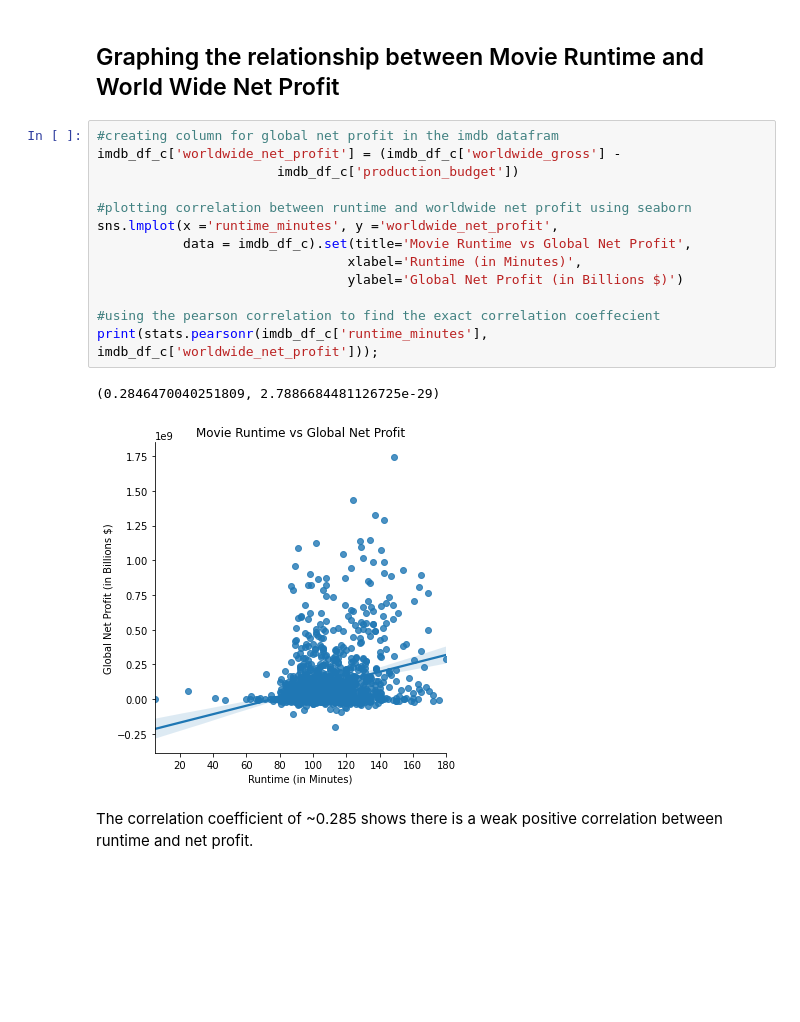
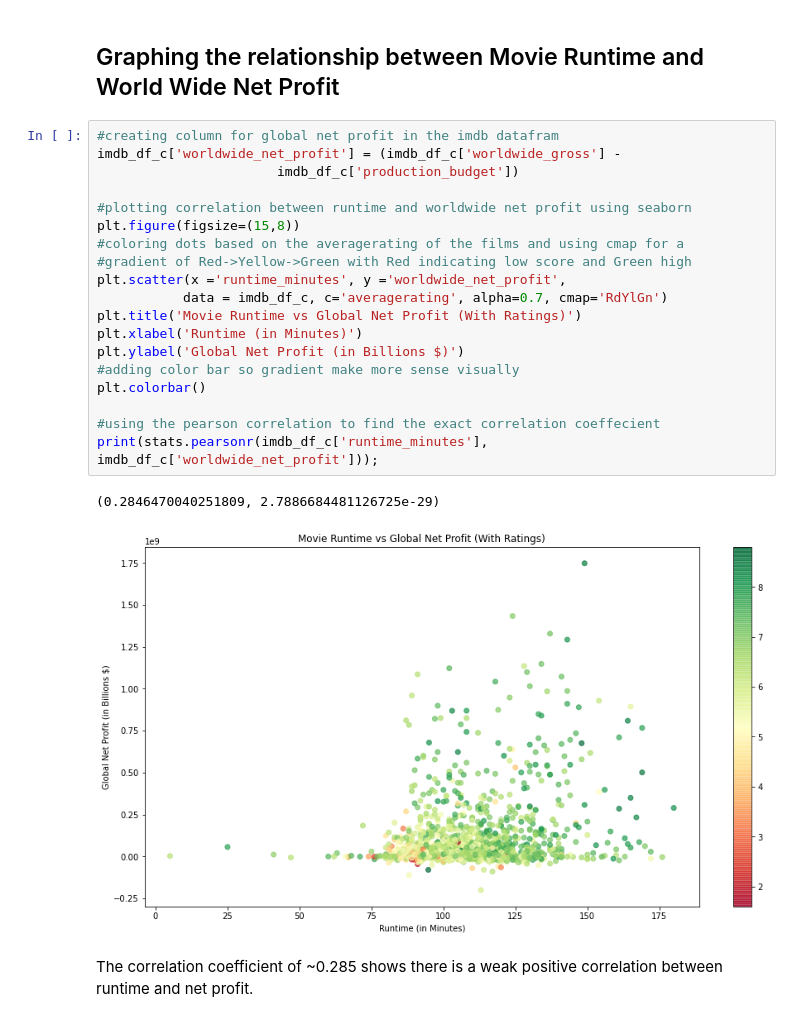
Before and after one commit to doriggs/Semester1Capstone, a Jupyter notebook: student.ipynb, the cells around one changed output. Drawn from its saved outputs; the diff is of its cells as text; blank space fills up the shorter version.

Commit message:
updated visuals of scatter plot

```diff
--- a/student.ipynb
+++ b/student.ipynb
@@ -276,19 +276,25 @@ imdb_df_c = imdb_df.merge(tn_df, how = "inner",
 # %%
 #creating column for global net profit in the imdb datafram
 imdb_df_c['worldwide_net_profit'] = (imdb_df_c['worldwide_gross'] -
                        imdb_df_c['production_budget'])
 
 #plotting correlation between runtime and worldwide net profit using seaborn
-sns.lmplot(x ='runtime_minutes', y ='worldwide_net_profit',
-           data = imdb_df_c).set(title='Movie Runtime vs Global Net Profit',
-                                xlabel='Runtime (in Minutes)',
-                                ylabel='Global Net Profit (in Billions $)')
+plt.figure(figsize=(15,8))
+#coloring dots based on the averagerating of the films and using cmap for a
+#gradient of Red->Yellow->Green with Red indicating low score and Green high
+plt.scatter(x ='runtime_minutes', y ='worldwide_net_profit',
+           data = imdb_df_c, c='averagerating', alpha=0.7, cmap='RdYlGn')
+plt.title('Movie Runtime vs Global Net Profit (With Ratings)')
+plt.xlabel('Runtime (in Minutes)')
+plt.ylabel('Global Net Profit (in Billions $)')
+#adding color bar so gradient make more sense visually
+plt.colorbar()
 
 #using the pearson correlation to find the exact correlation coeffecient
 print(stats.pearsonr(imdb_df_c['runtime_minutes'], imdb_df_c['worldwide_net_profit']));
 # %% [output]
 (0.2846470040251809, 2.7886684481126725e-29)
-[figure, old version]
+[figure, new version]
 # %% [markdown]
 The correlation coefficient of ~0.285 shows there is a weak positive correlation between runtime and net profit.
 # %% [markdown]
```
Also changed, not shown: parts of 1 cell of this notebook.
